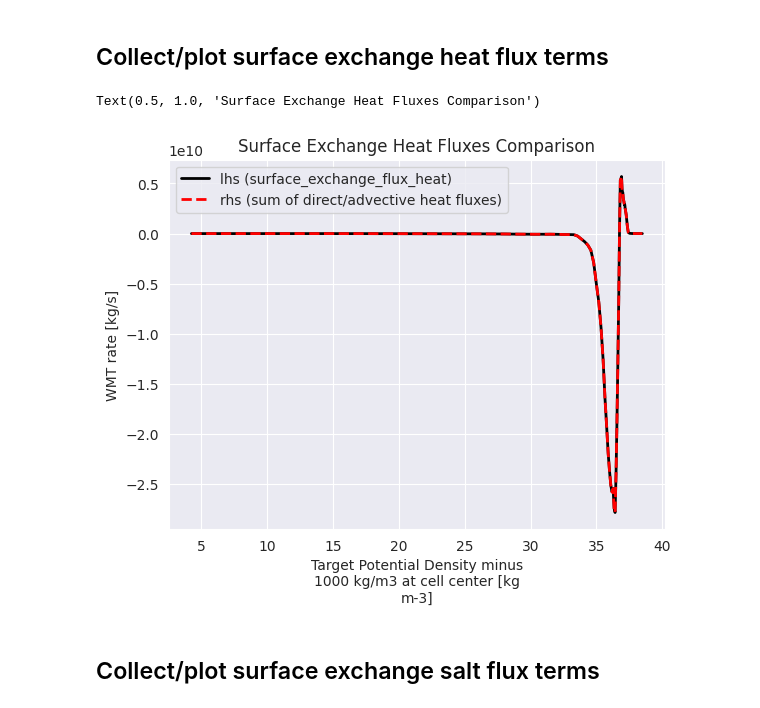
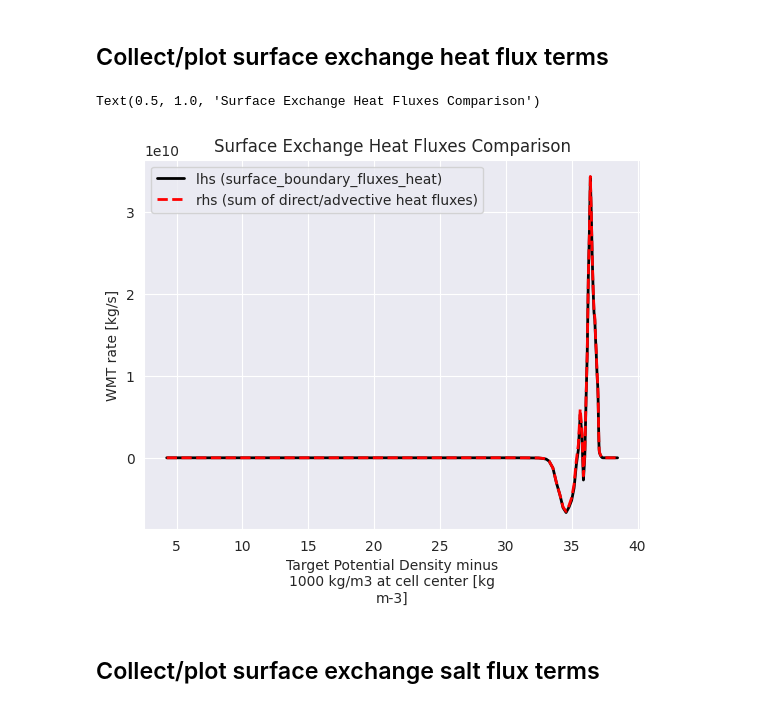
Before and after one commit to hdrake/CM4XTransientTracers, a Jupyter notebook: notebooks/ExampleNotebooks/Southern_Ocean_Examples/SouthernOcean_Decomposition_Example.ipynb, the cells around one changed output. Cells and saved outputs as stored; diff of their text form; code cells hidden in the pictures.

Commit message:
adding a couple of scripts for diagnosing budgets

```diff
--- a/notebooks/ExampleNotebooks/Southern_Ocean_Examples/SouthernOcean_Decomposition_Example.ipynb
+++ b/notebooks/ExampleNotebooks/Southern_Ocean_Examples/SouthernOcean_Decomposition_Example.ipynb
@@ -77,9 +42,12 @@ Workers
 # %% [markdown]
 ## Load in data
 # %%
-datadir = lambda x="" : "/vortexfs1/home/anthony.meza/scratch/CM4XTransientTracers/data/" + x
+# datadir = lambda x="" : "/vortexfs1/home/anthony.meza/scratch/CM4XTransientTracers/data/" + x
+datadir = lambda x="" : "/vortexfs1/home/anthony.meza/CM4Xp125/" + x
+
 ds = xr.open_mfdataset(
-        datadir("model/CM4Xp125_budgets_sigma2_2020-2024.zarr"),
+        # datadir("model/CM4Xp125_budgets_sigma2_2020-2024.zarr"),
+        datadir("CM4Xp125_budgets_sigma2_1945-1949.zarr"),
         data_vars="minimal",
         coords="minimal",
         compat="override",
@@ -89,8 +57,6 @@ ds = ds.fillna(0.) #remove all NaNs
 ds['mask'] = (
     (ds['geolat'] <= -40)
 )
-
-#
 
 grid = CM4Xutils.ds_to_grid(ds, Zprefix = "sigma2")
 grid._ds = grid._ds.assign_coords({
@@ -234,6 +206,18 @@ region = GriddedRegion("antarctic", antarctic.lons, antarctic.lats, grid, ij=(an
 # %% [markdown]
 ## Collect budget terms and mass budget
 # %%
+def decompose_boundary_fluxes(ds):
+    ds["boundary_fluxes_heat"] = ds["surface_ocean_flux_advective_negative_rhs_heat"] +\
+                             ds["surface_exchange_flux_heat"] +\
+                             ds["frazil_ice_heat"] + ds["bottom_flux_heat"]
+
+    ds["boundary_fluxes_salt"] = ds["surface_ocean_flux_advective_negative_rhs_salt"] +\
+                                     ds["surface_exchange_flux_salt"]
+
+    ds["surface_boundary_fluxes_salt"] = 1 * ds["boundary_fluxes_salt"]
+    ds["surface_boundary_fluxes_heat"] = ds["boundary_fluxes_heat"] - wmb.wmt["bottom_flux_heat"]
+
+
 with warnings.catch_warnings():
     warnings.simplefilter(action='ignore', category=FutureWarning)
 
@@ -249,7 +233,7 @@ with warnings.catch_warnings():
     ) #if region not passed, the whole globe is taken
     wmb.mass_budget("sigma2", greater_than=True, default_bins=False,
                     integrate=True, along_section=False)
-
+    decompose_boundary_fluxes(wmb.wmt)
     wmb_decomp = xwmb.WaterMassBudget(
         grid,
         budgets_dict,
@@ -266,23 +250,26 @@ decomp_heat_vars = ["surface_exchange_flux_nonadvective_longwave_heat",
                     "surface_exchange_flux_nonadvective_sensible_heat",
                     "surface_exchange_flux_nonadvective_latent_heat",
                     "surface_exchange_flux_advective_mass_transfer_heat",
-                    "surface_exchange_flux_heat"]
+                    "surface_boundary_fluxes_heat"]
 
 decomp_vars_ds = wmb_decomp.wmt[decomp_heat_vars[:-1]].mean("time").compute() #calculate surface_exchange_flux_heat
 lhs = wmb.wmt[decomp_heat_vars[-1]].mean("time").compute() #linear sum terms
-rhs = 0 * lhs
-for vname in decomp_heat_vars[:-1]:
-    rhs += decomp_vars_ds[vname]
+# %%
+mult = np.ones(len(decomp_heat_vars[:-1]))
+mult[-1] = -1
+rhs = 0 * lhs
+for (i, vname) in enumerate(decomp_heat_vars[:-1]):
+    rhs += (mult[i] * decomp_vars_ds[vname])
 # %%
 fig, ax = plt.subplots()
-lhs.isel(exp = 0).plot(label = "lhs (surface_exchange_flux_heat)", ax = ax, c = "black", linewidth = 2)
+lhs.isel(exp = 0).plot(label = "lhs (surface_boundary_fluxes_heat)", ax = ax, c = "black", linewidth = 2)
 rhs.isel(exp = 0).plot(label = "rhs (sum of direct/advective heat fluxes)", ax = ax, linewidth = 2, c  = "red", linestyle = "--")
 ax.legend()
 ax.set_ylabel("WMT rate [kg/s]")
 ax.set_title("Surface Exchange Heat Fluxes Comparison")
 # %% [output]
 Text(0.5, 1.0, 'Surface Exchange Heat Fluxes Comparison')
-[figure, old version]
+[figure, new version]
 # %% [markdown]
 ## Collect/plot surface exchange salt flux terms
 # %%
```
Also changed, not shown: parts of 11 cells of this notebook, 21 other files.
